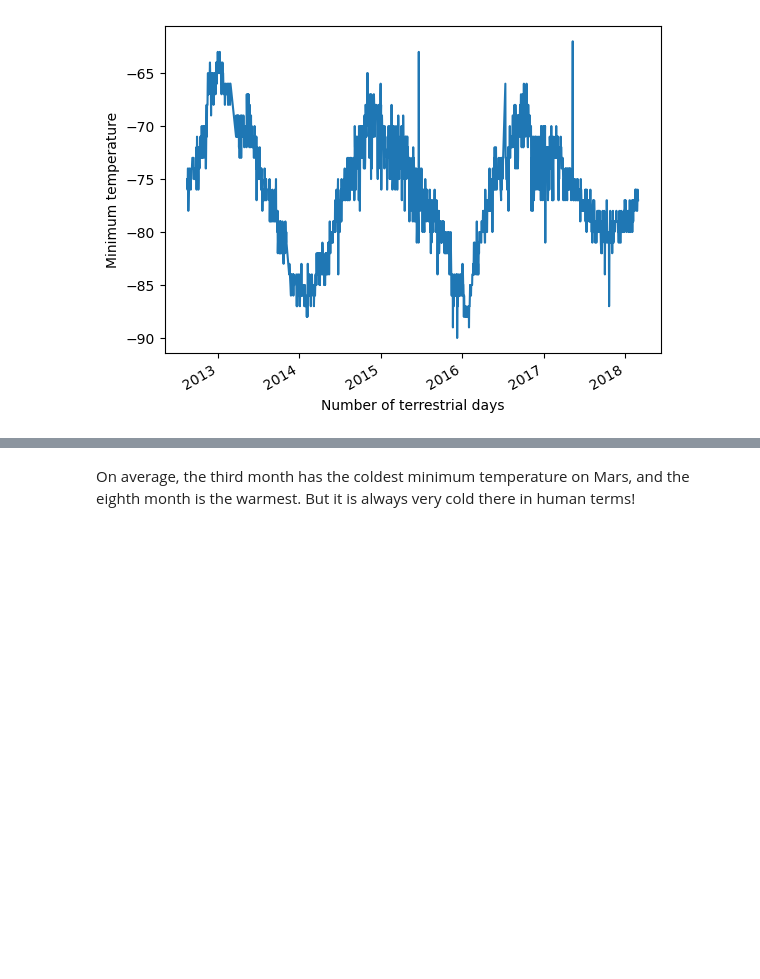
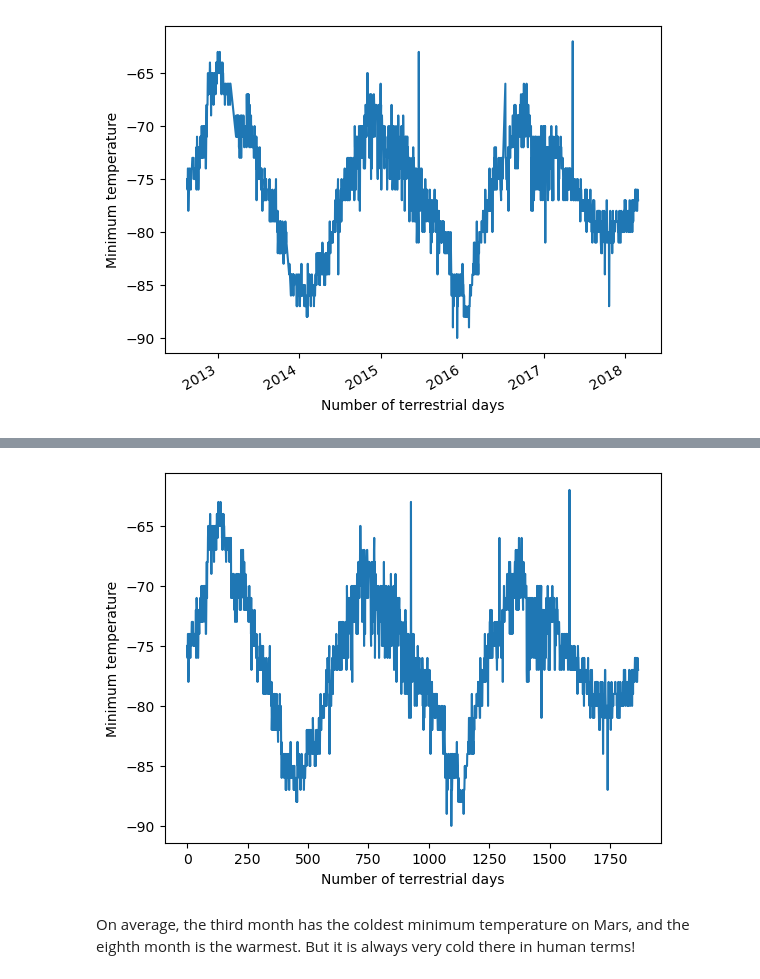
Before and after one commit to Anuja-y/web-scraping-challenge, a Jupyter notebook: Starter_Code/part_2_mars_weather.ipynb, the cells around one changed output, grey strips where cells are left out. Drawn from its saved outputs; the diff is of its cells as text; code cells hidden in the pictures; blank space fills up the shorter version.

```diff
--- a/Starter_Code/part_2_mars_weather.ipynb
+++ b/Starter_Code/part_2_mars_weather.ipynb
@@ -284,15 +284,3 @@ plt.ylabel('Minimum temperature')
 plt.show()
 # %% [output]
 [figure]
-# %%
-# 5. How many terrestrial (earth) days are there in a Martian year?
-terrestrial_days = (df['terrestrial_date'].max())-(df['terrestrial_date'].min())
-terrestrial_days
-start = df.groupby([(df['month'] >= 1) & (df['month'] <= 12), (df['terrestrial_date'].min())])
-start
-
-df['terrestrial_days'] = df["terrestrial_date"].value_counts()
-df
-'''
-for i in range (1,12):
-    filtered_df = df[(df['terrestrial_date'].min())&(df['month'] == i)]['min_temp'].mean()'''
@@ -301,3 +287,10 @@ KeyError: Timestamp('2012-08-16 00:00:00')
+# %%
+df.min_temp.plot()
+plt.xlabel('Number of terrestrial days')
+plt.ylabel('Minimum temperature')
+plt.show()
+# %% [output]
+[figure, added]
 # %% [markdown]
 On average, the third month has the coldest minimum temperature on Mars, and the eighth month is the warmest. But it is always very cold there in human terms!
 # %% [markdown]
```
Also changed, not shown: parts of 2 cells of this notebook.
